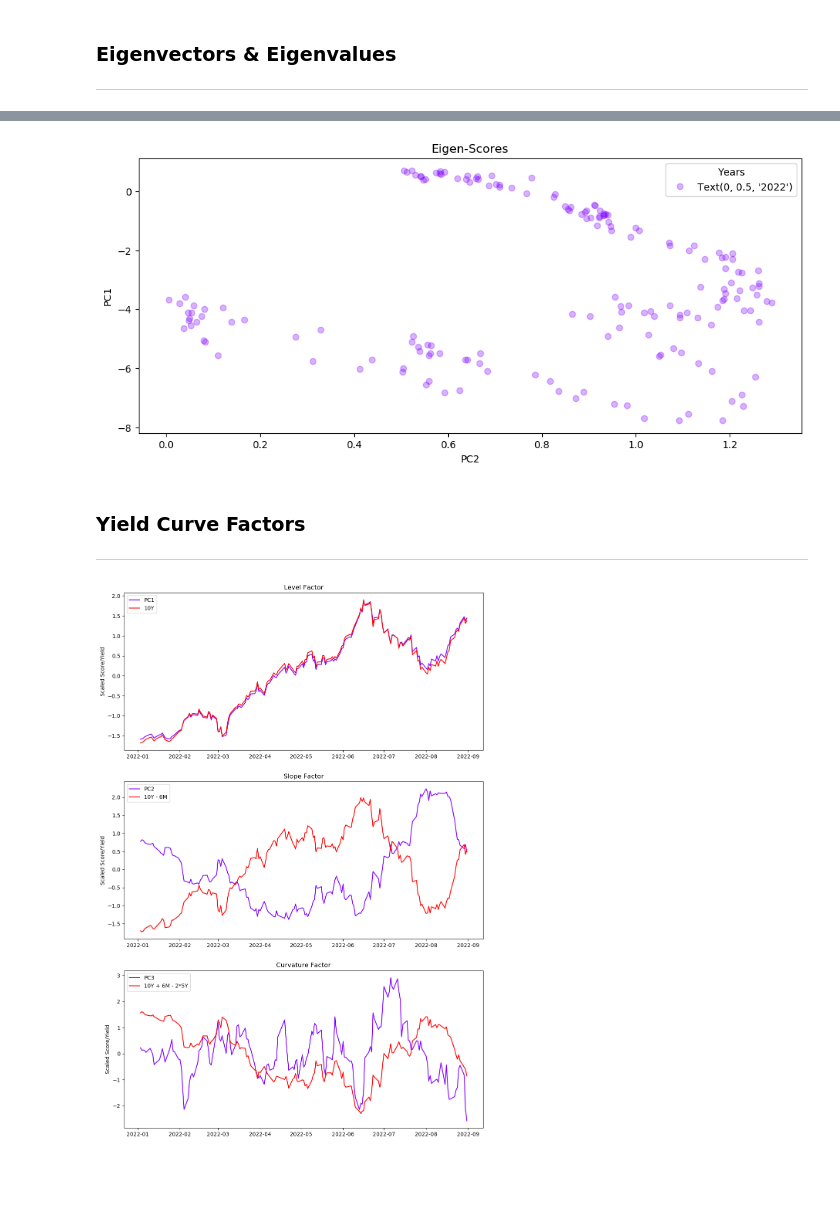
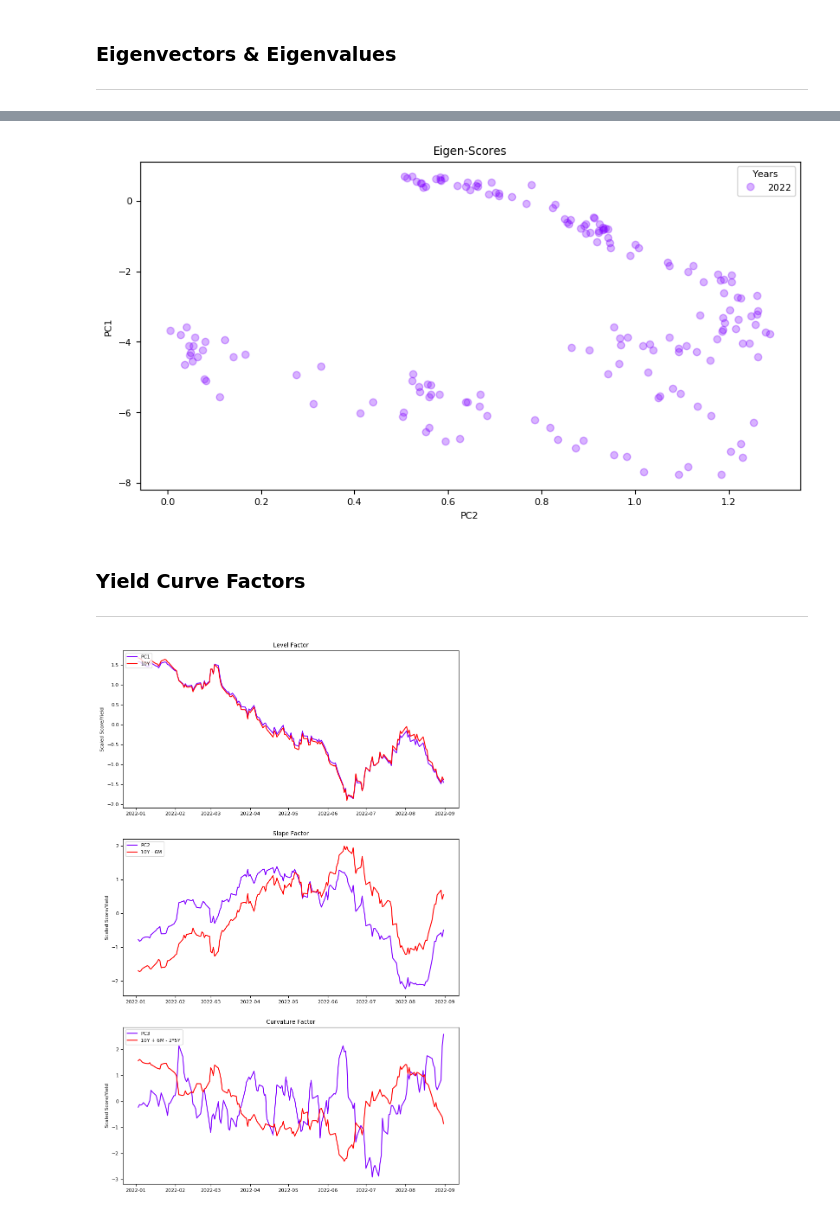
Before and after one commit to bernhard-pfann/pca-yield-curve-analytics, a Jupyter notebook: notebooks/analysis.ipynb, the cells around one changed output, grey strips where cells are left out. Cells and saved outputs as stored; diff of their text form; code cells hidden in the pictures; blank space fills up the shorter version.

```diff
--- a/notebooks/analysis.ipynb
+++ b/notebooks/analysis.ipynb
@@ -54,7 +41,7 @@ df_test  = pd.read_csv("../assets/test.csv", index_col="DATE", parse_dates=["DAT
 dates = df[::len(df)//5].index
 
 # Depict yield curves per each observed year end
-fig, ax = plt.subplots(figsize=(12,5))
+fig, ax = plt.subplots(figsize=(10,5))
 color = rainbow(dates)
 
 for i,j in enumerate(dates):
@@ -71,6 +58,6 @@ plt.show()
 # %%
 # Depicting yields for various maturities over time
-fig, (ax1, ax2) = plt.subplots(nrows=2, ncols=1, figsize = (12,12))
+fig, (ax1, ax2) = plt.subplots(nrows=2, ncols=1, figsize = (10,10))
 
 color_1 = rainbow(maturities)
 color_2 = rainbow(maturities[1:])
@@ -115,7 +102,7 @@ roll_window = 60
 roll_vola = df.rolling(roll_window).std().iloc[roll_window-1:]
 
 # Depicting rolling volatility for various maturities over time
-fig, ax = plt.subplots(figsize=(12,5))
+fig, ax = plt.subplots(figsize=(10,5))
 
 for i in maturities:
     ax.plot(roll_vola[i], c=color_1[i], label=i)
@@ -171,5 +157,5 @@ plt.show()
 # %%
-fig, ax = plt.subplots(figsize=(12,5))
+fig, ax = plt.subplots(figsize=(10,5))
 
 color = rainbow(set(eig_scores.index.year))
 eig_scores_by_year = eig_scores.groupby(eig_scores.index.year)
@@ -182,7 +168,7 @@ for year, data in eig_scores_by_year:
         marker="o",
         linestyle="",
         alpha=0.3,
-        label=label
+        label=year
     )
 
 ax.set_title("Eigen-Scores")
@@ -191,7 +177,7 @@ ax.set_xlabel("PC2")
 plt.legend(title="Years")
 plt.show()
 # %% [output]
-[figure, old version]
+[figure, new version]
 # %% [markdown]
 ### Yield Curve Factors
 ***
@@ -210,23 +184,31 @@ curve = scaler.fit_transform((df_train["6M"] + df_train["10Y"] - 2*df_train["5Y"
+# %%
+eig_scores_scaled = std_scale_pandas(eig_scores)
+
+# Classical yield curve factors
+level = std_scale_pandas(df_train["10Y"])*-1
+slope = std_scale_pandas(df_train["10Y"] - df_train["6M"])
+curve = std_scale_pandas(df_train["6M"] + df_train["10Y"] - 2*df_train["5Y"])
 # %%
-fig, ax = plt.subplots(nrows=3, ncols=1, figsize=(12,18))
-colors = rainbow(["PC","YC"])
+fig, ax = plt.subplots(nrows=3, ncols=1, figsize=(10,16))
+colors = rainbow(["pca","actual"])
 
-ax[0].plot(df_train.index, pc_1, label="PC1", c=colors["PC"])
-ax[0].plot(df_train.index, lvl,  label="10Y", c=colors["YC"])
-ax[1].plot(df_train.index, pc_2, label="PC2", c=colors["PC"])
-ax[1].plot(df_train.index, slope,label="10Y - 6M", c=colors["YC"])
-ax[2].plot(df_train.index, pc_3*-1, label="PC3", c=colors["PC"])
-ax[2].plot(df_train.index, curve,label="10Y + 6M - 2*5Y", c=colors["YC"])
+ax[0].plot(eig_scores_scaled["PC_1"], label="PC1", c=colors["pca"])
+ax[1].plot(eig_scores_scaled["PC_2"], label="PC2", c=colors["pca"])
+ax[2].plot(eig_scores_scaled["PC_3"], label="PC3", c=colors["pca"])
+
+ax[0].plot(level, label="10Y", c=colors["actual"])
+ax[1].plot(slope, label="10Y - 6M", c=colors["actual"])
+ax[2].plot(curve, label="10Y + 6M - 2*5Y", c=colors["actual"])
 
 ax[0].set_title ("Level Factor")
 ax[1].set_title ("Slope Factor")
 ax[2].set_title ("Curvature Factor")
 
 for i in range (3):
     ax[i].set_ylabel ("Scaled Score/Yield")
     ax[i].legend(loc = "upper left")
 
 plt.show()
 # %% [output]
-[figure, old version]
+[figure, new version]
 # %%
```
Also changed, not shown: parts of 28 cells of this notebook, 2 other files.
